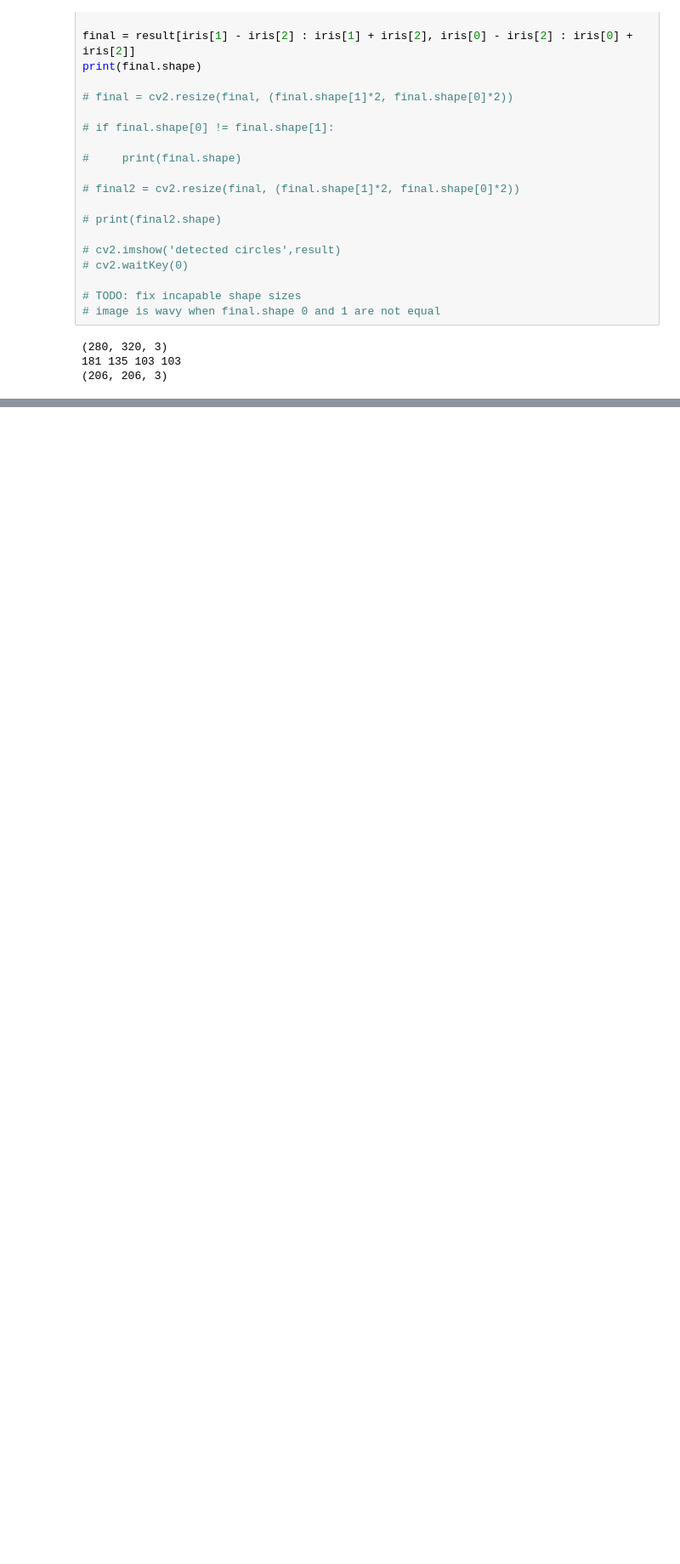
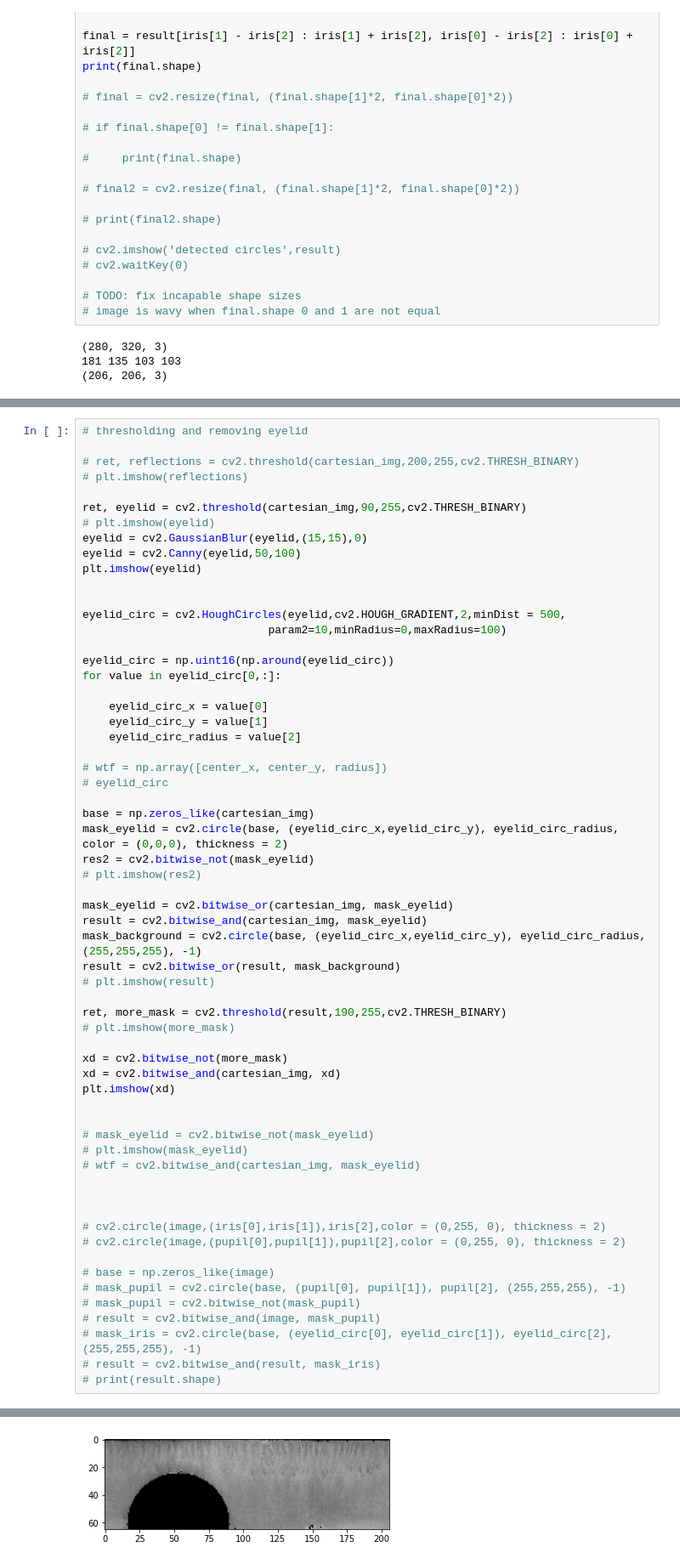
Before and after one commit to kmohebbizadeh/AML-for-Image-Analysis-Iris-Recognition, a Jupyter notebook: test.ipynb, the cells around one changed output, grey strips where cells are left out. Shown: that part at 85% size. Cells and saved outputs as stored; diff of their text form; blank space fills up the shorter version.

```diff
--- a/test.ipynb
+++ b/test.ipynb
@@ -184,0 +227,62 @@ plt.imshow(enhanced)
+# %%
+# thresholding and removing eyelid
+
+# ret, reflections = cv2.threshold(cartesian_img,200,255,cv2.THRESH_BINARY)
+# plt.imshow(reflections)
+
+ret, eyelid = cv2.threshold(cartesian_img,90,255,cv2.THRESH_BINARY)
+# plt.imshow(eyelid)
+eyelid = cv2.GaussianBlur(eyelid,(15,15),0)
+eyelid = cv2.Canny(eyelid,50,100)
+plt.imshow(eyelid)
+
+
+eyelid_circ = cv2.HoughCircles(eyelid,cv2.HOUGH_GRADIENT,2,minDist = 500,
+                            param2=10,minRadius=0,maxRadius=100)
+
+eyelid_circ = np.uint16(np.around(eyelid_circ))
+for value in eyelid_circ[0,:]:
+
+    eyelid_circ_x = value[0]
+    eyelid_circ_y = value[1]
+    eyelid_circ_radius = value[2]
+
+# wtf = np.array([center_x, center_y, radius])
+# eyelid_circ
+
+base = np.zeros_like(cartesian_img)
+mask_eyelid = cv2.circle(base, (eyelid_circ_x,eyelid_circ_y), eyelid_circ_radius, color = (0,0,0), thickness = 2)
+res2 = cv2.bitwise_not(mask_eyelid)
+# plt.imshow(res2)
+
+mask_eyelid = cv2.bitwise_or(cartesian_img, mask_eyelid)
+result = cv2.bitwise_and(cartesian_img, mask_eyelid)
+mask_background = cv2.circle(base, (eyelid_circ_x,eyelid_circ_y), eyelid_circ_radius, (255,255,255), -1)
+result = cv2.bitwise_or(result, mask_background)
+# plt.imshow(result)
+
+ret, more_mask = cv2.threshold(result,190,255,cv2.THRESH_BINARY)
+# plt.imshow(more_mask)
+
+xd = cv2.bitwise_not(more_mask)
+xd = cv2.bitwise_and(cartesian_img, xd)
+plt.imshow(xd)
+
+
+# mask_eyelid = cv2.bitwise_not(mask_eyelid)
+# plt.imshow(mask_eyelid)
+# wtf = cv2.bitwise_and(cartesian_img, mask_eyelid)
+
+
+
+# cv2.circle(image,(iris[0],iris[1]),iris[2],color = (0,255, 0), thickness = 2)
+# cv2.circle(image,(pupil[0],pupil[1]),pupil[2],color = (0,255, 0), thickness = 2)
+
+# base = np.zeros_like(image)
+# mask_pupil = cv2.circle(base, (pupil[0], pupil[1]), pupil[2], (255,255,255), -1)
+# mask_pupil = cv2.bitwise_not(mask_pupil)
+# result = cv2.bitwise_and(image, mask_pupil)
+# mask_iris = cv2.circle(base, (eyelid_circ[0], eyelid_circ[1]), eyelid_circ[2], (255,255,255), -1)
+# result = cv2.bitwise_and(result, mask_iris)
+# print(result.shape)
+# %% [output]
@@ -184,0 +290 @@ plt.imshow(enhanced)
+[figure, added]
```
Also changed, not shown: parts of 7 cells of this notebook.
